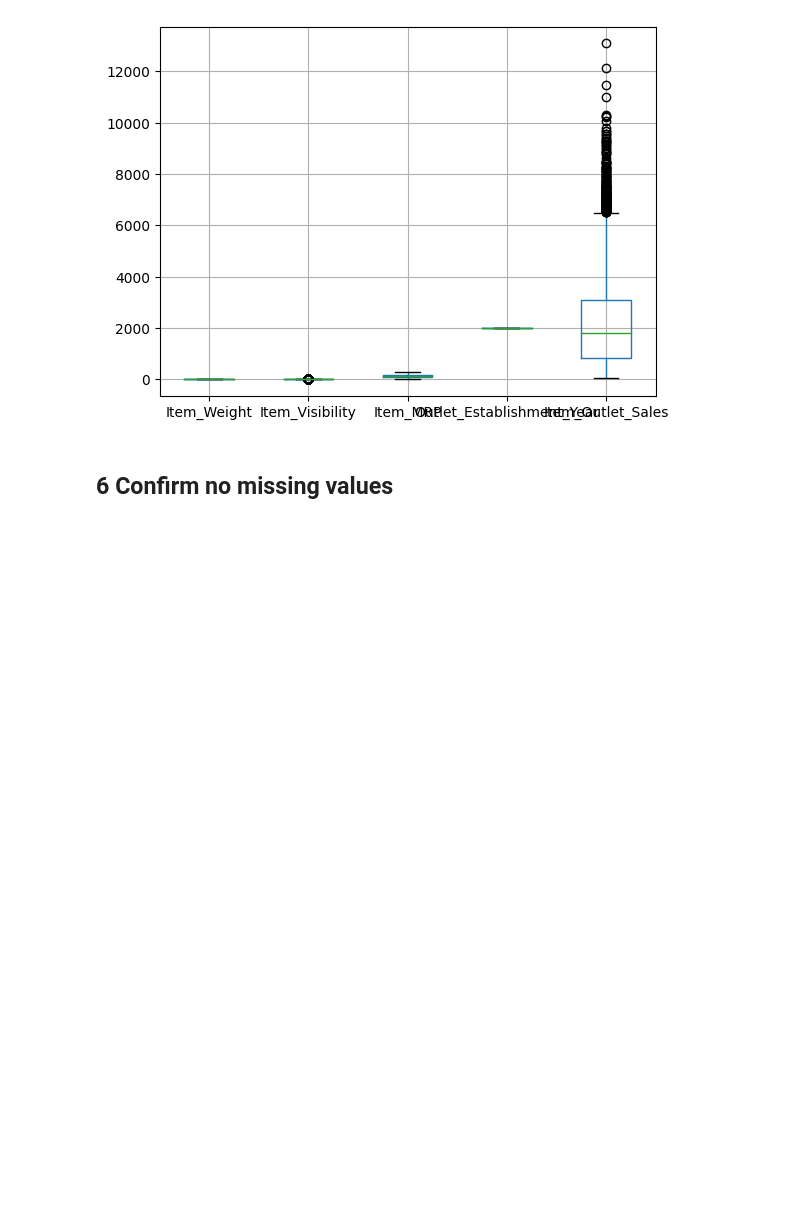
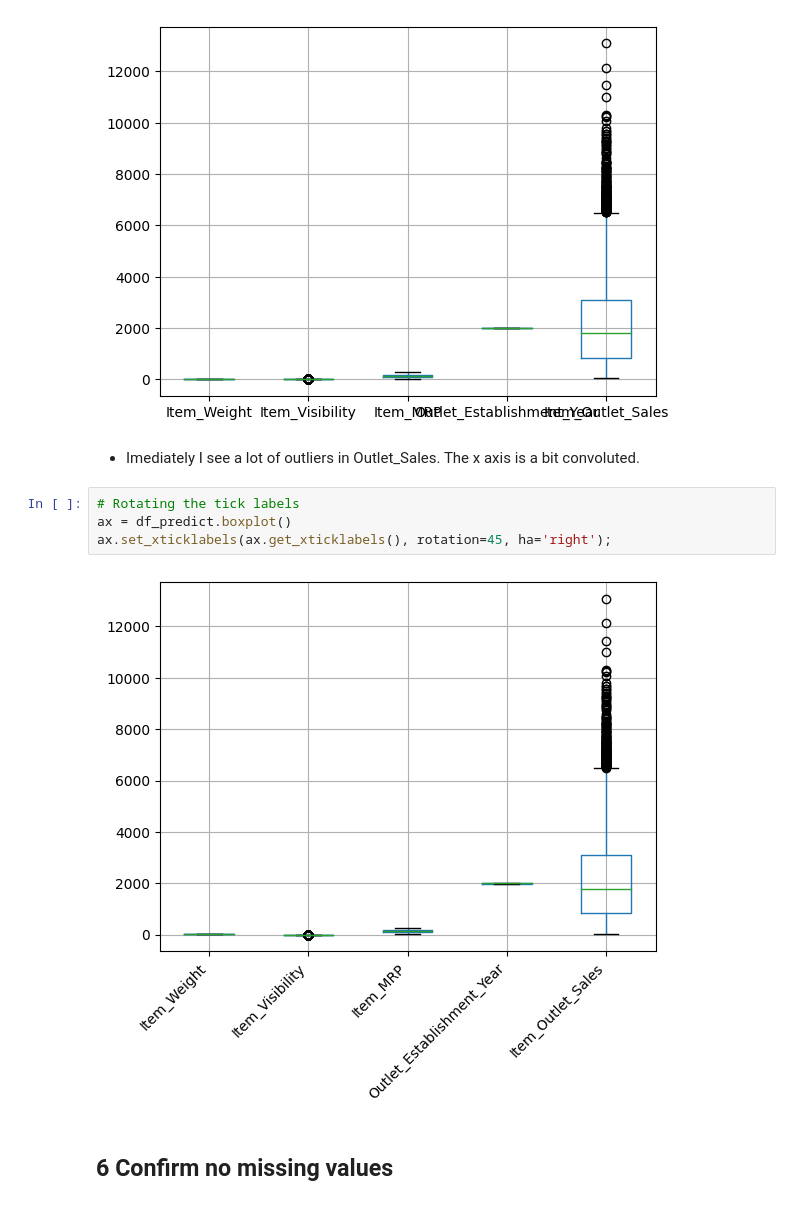
Before and after one commit to coryncates/Prediction-of-Product-Sales, a Jupyter notebook: Copy_of_PredictionOfProdSales.ipynb, the cells around one changed output. Cells and saved outputs as stored; diff of their text form; blank space fills up the shorter version.

```diff
--- a/Copy_of_PredictionOfProdSales.ipynb
+++ b/Copy_of_PredictionOfProdSales.ipynb
@@ -265,6 +265,14 @@ dtype: int64
 ax = df_predict.boxplot();
 # %% [output]
 [figure]
+# %% [markdown]
+- Imediately I see a lot of outliers in Outlet_Sales.  The x axis is a bit convoluted.
+# %%
+# Rotating the tick labels
+ax = df_predict.boxplot()
+ax.set_xticklabels(ax.get_xticklabels(), rotation=45, ha='right');
+# %% [output]
+[figure, added]
 # %% [markdown]
 ## 6 Confirm no missing values
 # %%
```
Also changed, not shown: parts of 3 cells of this notebook.
